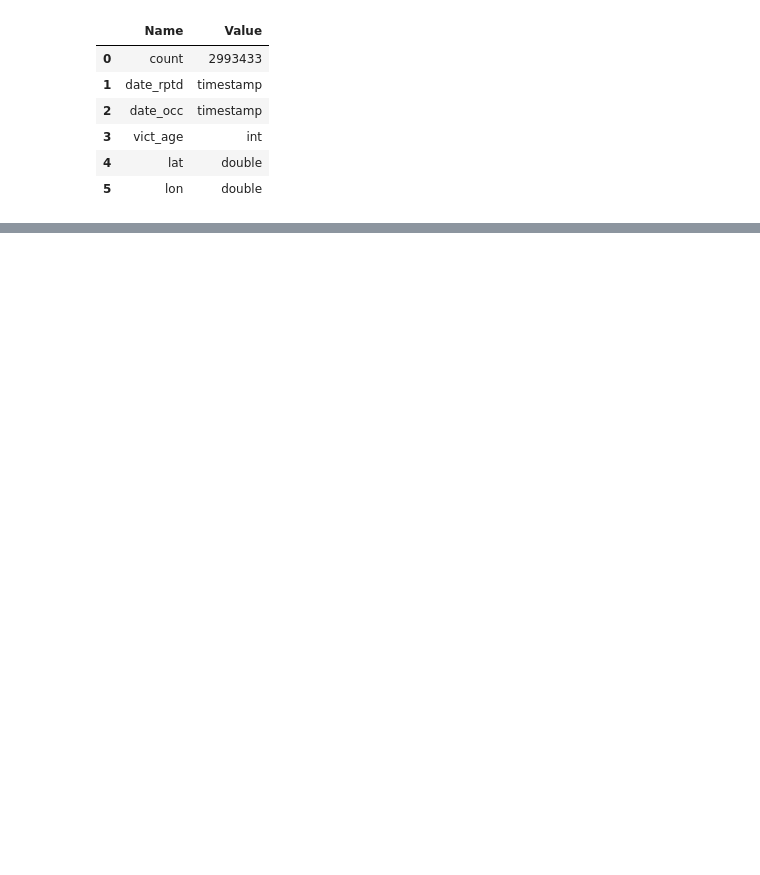
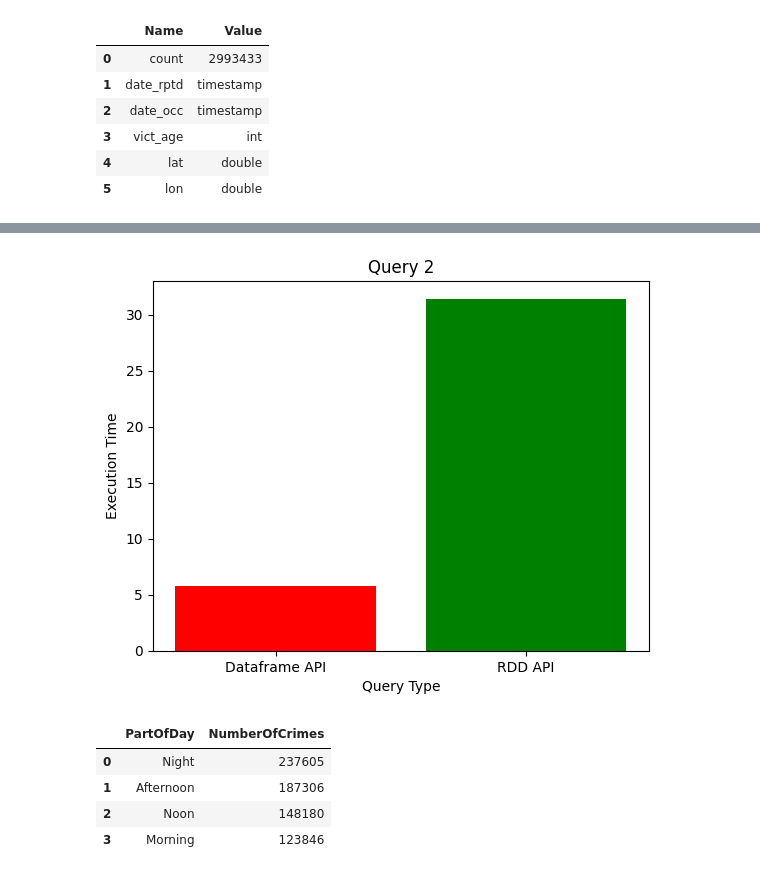
Before and after one commit to DVasios/Advanced-Database-Systems, a Jupyter notebook: results.ipynb, the cells around one changed output, grey strips where cells are left out. Drawn from its saved outputs; the diff is of its cells as text; code cells hidden in the pictures; blank space fills up the shorter version.

```diff
--- a/results.ipynb
+++ b/results.ipynb
@@ -46,0 +65,30 @@ q2 = pd.read
+# %%
+# QUERY 2
+
+# Plot
+q2_df = exec_times[exec_times['Name'] == 'q2_df']
+q2_rdd = exec_times[exec_times['Name'] == 'q2_rdd']
+
+categories = ['Dataframe API','RDD API']
+values = [q2_df.values[0][1], q2_rdd.values[0][1]]
+colors = ['red', 'green']
+plt.bar(categories,values, color=colors)
+plt.xlabel('Query Type')
+plt.ylabel('Execution Time')
+plt.title('Query 2')
+plt.show()
+
+# df api
+q2_df_df = pd.read_csv(f'{project_home}/results/q2_df.csv')
+q2_df_df.head(30)
+
+# sql api
+q2_rdd_df = pd.read_csv(f'{project_home}/results/q2_rdd.csv')
+q2_rdd_df.head(30)
+# %% [output]
+[figure, added]
+|  | PartOfDay | NumberOfCrimes |
+| 0 | Night | 237605 |
+| 1 | Afternoon | 187306 |
+| 2 | Noon | 148180 |
+| 3 | Morning | 123846 |
```
Also changed, not shown: parts of 6 cells of this notebook, 9 other files.
